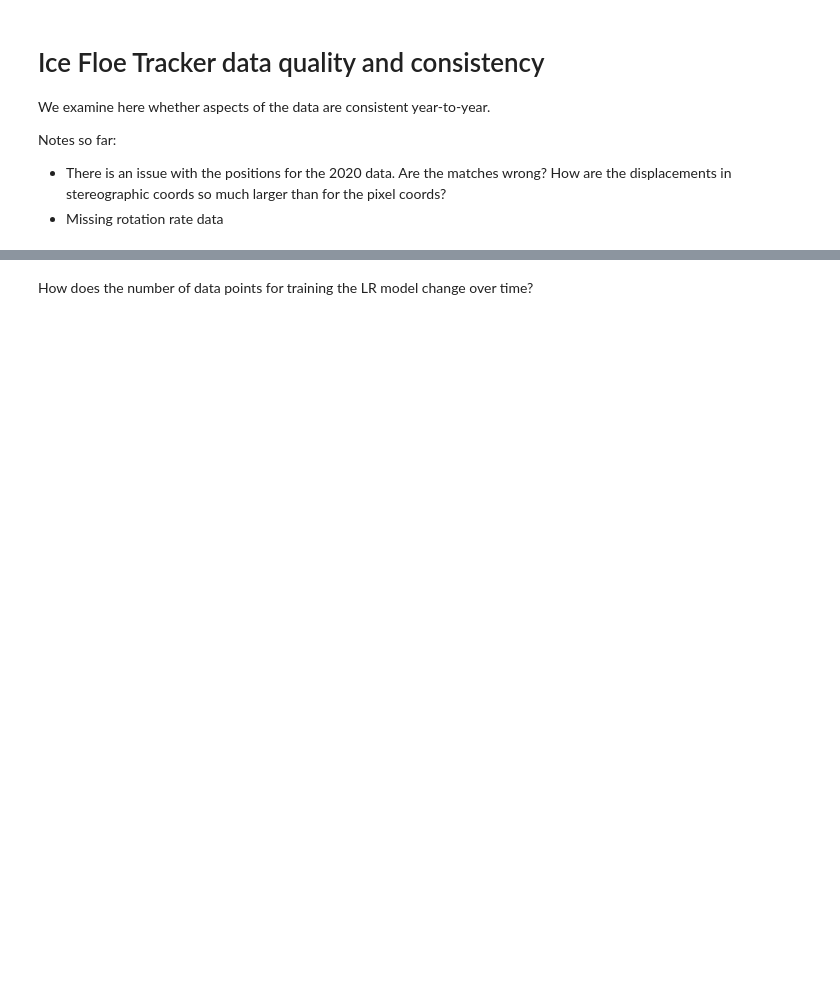
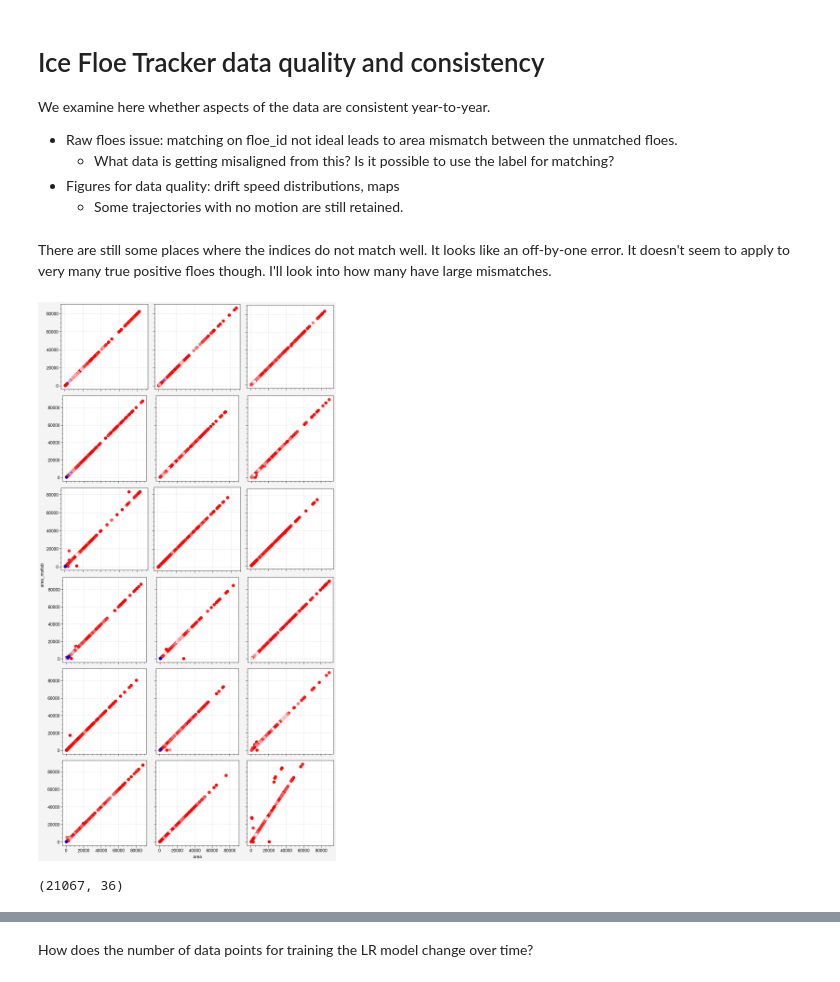
Before and after one commit to WilhelmusLab/process_fram_strait_v0, a Jupyter notebook: notebooks/data_quality_checks.ipynb, the cells around one changed output, grey strips where cells are left out. Cells and saved outputs as stored; diff of their text form; code cells hidden in the pictures; blank space fills up the shorter version.

```diff
--- a/notebooks/data_quality_checks.ipynb
+++ b/notebooks/data_quality_checks.ipynb
@@ -1,11 +1,11 @@
 # %% [markdown]
 # Ice Floe Tracker data quality and consistency
-
 We examine here whether aspects of the data are consistent year-to-year.
 
-Notes so far:
-- There is an issue with the positions for the 2020 data. Are the matches wrong? How are the displacements in stereographic coords so much larger than for the pixel coords?
-- Missing rotation rate data
+* Raw floes issue: matching on floe_id not ideal leads to area mismatch between the unmatched floes.
+  * What data is getting misaligned from this? Is it possible to use the label for matching?
+* Figures for data quality: drift speed distributions, maps
+  * Some trajectories with no motion are still retained.
 # %%
 import pandas as pd
 import numpy as np
@@ -19,2 +19,16 @@ for year in range(2003, 2021):
     ift_dfs[year]['init_classification'] = ift_dfs[year]['init_classification'].fillna('NA')
     ift_dfs[year]['datetime'] = pd.to_datetime(ift_dfs[year].datetime.values)
+# %% [markdown]
+There are still some places where the indices do not match well. It looks like an off-by-one error. It doesn't seem to apply to very many true positive floes though. I'll look into how many have large mismatches.
+# %%
+fig, axs = pplt.subplots(aspect=1, ncols=3, nrows=6)
+for ax, year in zip(axs, ift_dfs):
+    df_test = ift_dfs[year].loc[ift_dfs[year]['lr_classification'].fillna(False) & (ift_dfs[year]['nsidc_sic'] <= 1), :]
+    df_test = df_test.loc[df_test.floe_id != 'unmatched']
+    ax.scatter(df_test.area, df_test.area_matlab, c=df_test.nsidc_sic, cmap='bwr', vmin=0, vmax=1)
+# %% [output]
+[figure, added]
+# %%
+df_test.loc[np.abs(df_test.area - df_test.area_matlab) > 1000].shape
+# %% [output]
+(21067, 36)
```
Also changed, not shown: parts of 34 cells of this notebook, 4 other files.
